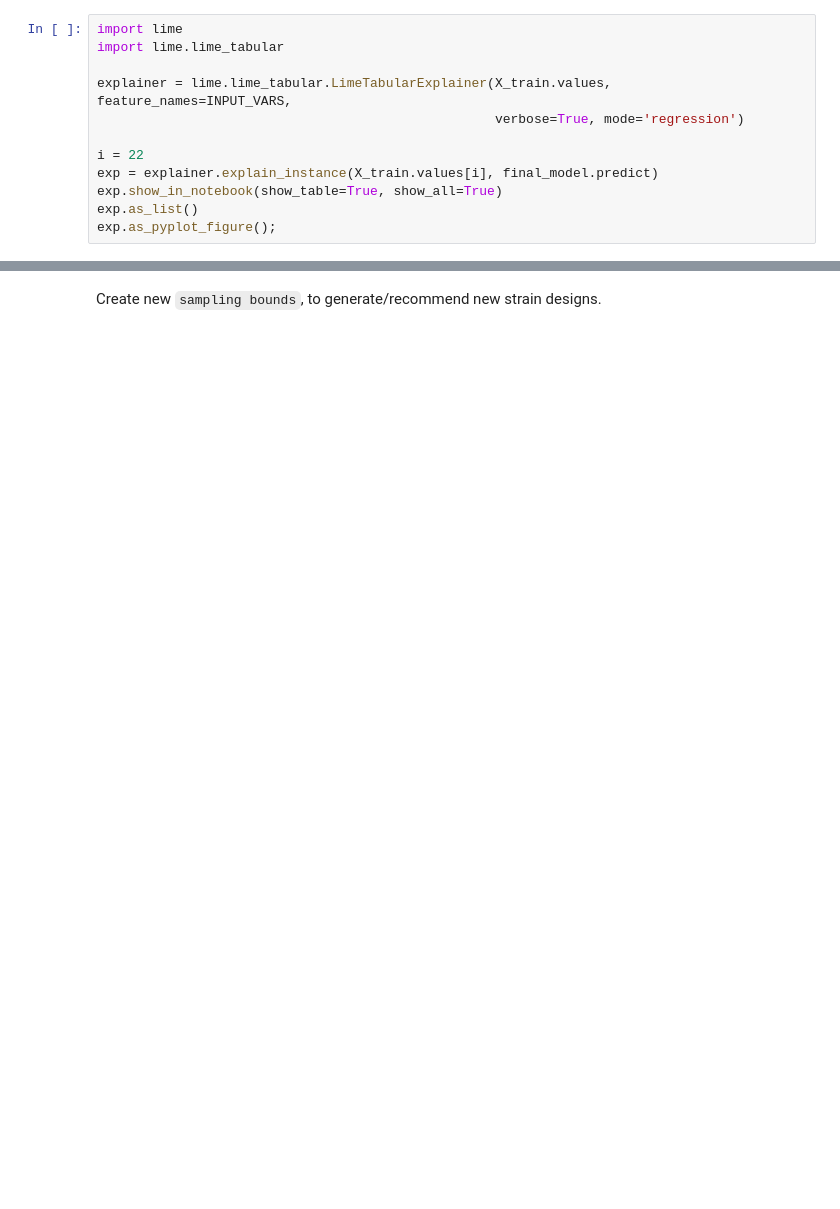
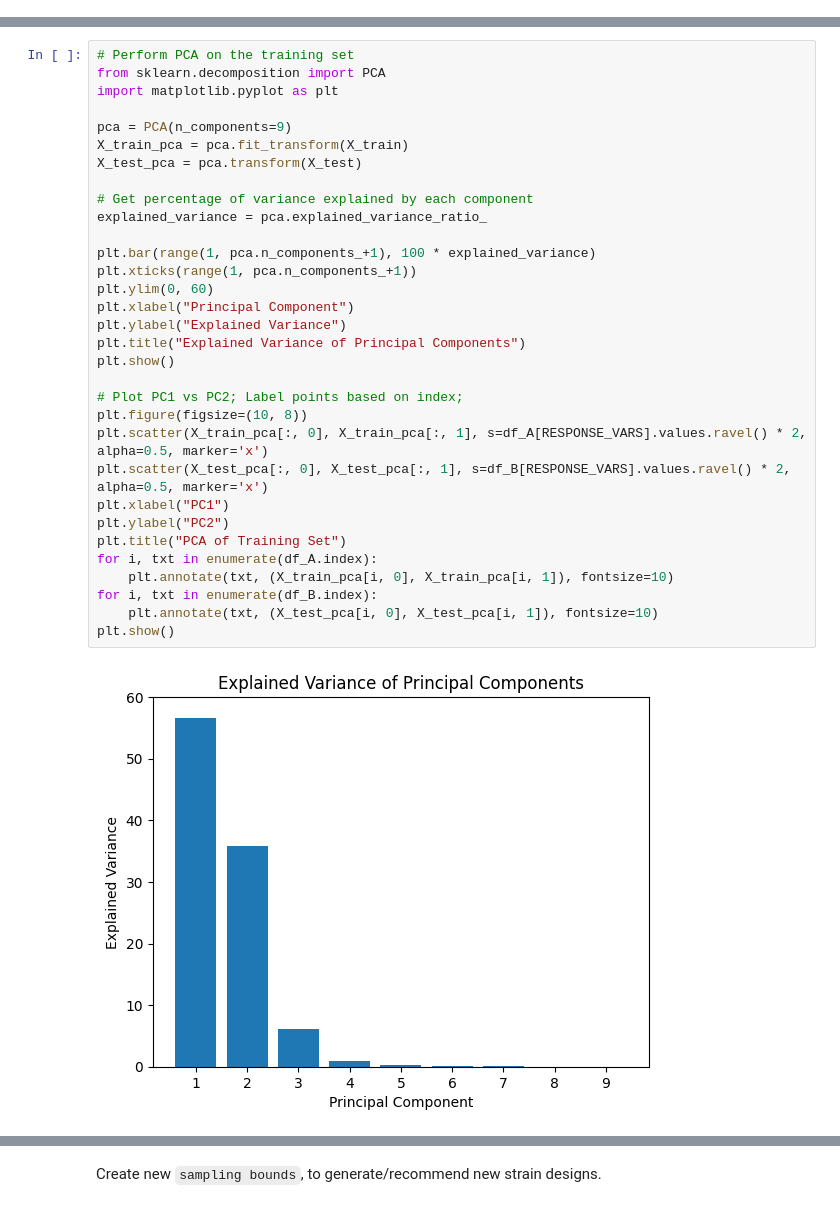
Before and after one commit to costasmexis/straindesignXAI, a Jupyter notebook: notebooks/Limonene_manual.ipynb, the cells around one changed output, grey strips where cells are left out. Saved outputs shown, nothing was run; the diff lists cells and outputs as text; blank space fills up the shorter version.

```diff
--- a/notebooks/Limonene_manual.ipynb
+++ b/notebooks/Limonene_manual.ipynb
@@ -552,12 +0,0 @@ sample_df
-# %%
-import lime
-import lime.lime_tabular
-
-explainer = lime.lime_tabular.LimeTabularExplainer(X_train.values, feature_names=INPUT_VARS,
-                                                   verbose=True, mode='regression')
-
-i = 22
-exp = explainer.explain_instance(X_train.values[i], final_model.predict)
-exp.show_in_notebook(show_table=True, show_all=True)
-exp.as_list()
-exp.as_pyplot_figure();
@@ -565,0 +117,34 @@ exp.as_pyplot_figure();
+# %%
+# Perform PCA on the training set
+from sklearn.decomposition import PCA
+import matplotlib.pyplot as plt
+
+pca = PCA(n_components=9)
+X_train_pca = pca.fit_transform(X_train)
+X_test_pca = pca.transform(X_test)
+
+# Get percentage of variance explained by each component
+explained_variance = pca.explained_variance_ratio_
+
+plt.bar(range(1, pca.n_components_+1), 100 * explained_variance)
+plt.xticks(range(1, pca.n_components_+1))
+plt.ylim(0, 60)
+plt.xlabel("Principal Component")
+plt.ylabel("Explained Variance")
+plt.title("Explained Variance of Principal Components")
+plt.show()
+
+# Plot PC1 vs PC2; Label points based on index;
+plt.figure(figsize=(10, 8))
+plt.scatter(X_train_pca[:, 0], X_train_pca[:, 1], s=df_A[RESPONSE_VARS].values.ravel() * 2, alpha=0.5, marker='x')
+plt.scatter(X_test_pca[:, 0], X_test_pca[:, 1], s=df_B[RESPONSE_VARS].values.ravel() * 2, alpha=0.5, marker='x')
+plt.xlabel("PC1")
+plt.ylabel("PC2")
+plt.title("PCA of Training Set")
+for i, txt in enumerate(df_A.index):
+    plt.annotate(txt, (X_train_pca[i, 0], X_train_pca[i, 1]), fontsize=10)
+for i, txt in enumerate(df_B.index):
+    plt.annotate(txt, (X_test_pca[i, 0], X_test_pca[i, 1]), fontsize=10)
+plt.show()
+# %% [output]
+[figure, added]
```
Also changed, not shown: parts of 53 cells of this notebook, 1 other file.
